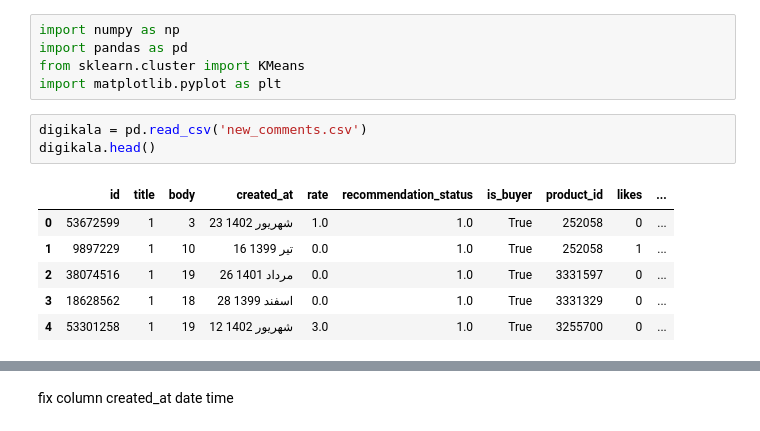
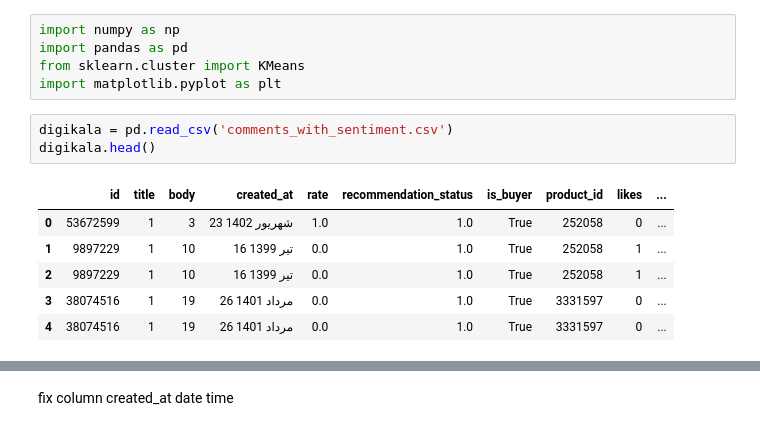
Before and after one commit to Arefnmy/Digikala-user-engagement-analysis, a Jupyter notebook: scoring.ipynb, the cells around one changed output, grey strips where cells are left out. Saved outputs shown, nothing was run; the diff lists cells and outputs as text.

```diff
--- a/scoring.ipynb
+++ b/scoring.ipynb
@@ -6,15 +6,15 @@ import pandas as pd
 from sklearn.cluster import KMeans
 import matplotlib.pyplot as plt
 # %%
-digikala = pd.read_csv('new_comments.csv')
+digikala = pd.read_csv('comments_with_sentiment.csv')
 digikala.head()
 # %% [output]
 |  | id | title | body | created_at | rate | recommendation_status | is_buyer | product_id | likes | ... |
 | 0 | 53672599 | 1 | 3 | 23 شهریور 1402 | 1.0 | 1.0 | True | 252058 | 0 | ... |
 | 1 | 9897229 | 1 | 10 | 16 تیر 1399 | 0.0 | 1.0 | True | 252058 | 1 | ... |
-| 2 | 38074516 | 1 | 19 | 26 مرداد 1401 | 0.0 | 1.0 | True | 3331597 | 0 | ... |
-| 3 | 18628562 | 1 | 18 | 28 اسفند 1399 | 0.0 | 1.0 | True | 3331329 | 0 | ... |
-| 4 | 53301258 | 1 | 19 | 12 شهریور 1402 | 3.0 | 1.0 | True | 3255700 | 0 | ... |
+| 2 | 9897229 | 1 | 10 | 16 تیر 1399 | 0.0 | 1.0 | True | 252058 | 1 | ... |
+| 3 | 38074516 | 1 | 19 | 26 مرداد 1401 | 0.0 | 1.0 | True | 3331597 | 0 | ... |
+| 4 | 38074516 | 1 | 19 | 26 مرداد 1401 | 0.0 | 1.0 | True | 3331597 | 0 | ... |
 # %%
 digikala.describe()
 # %% [output]
```
Also changed, not shown: parts of 11 cells of this notebook.
